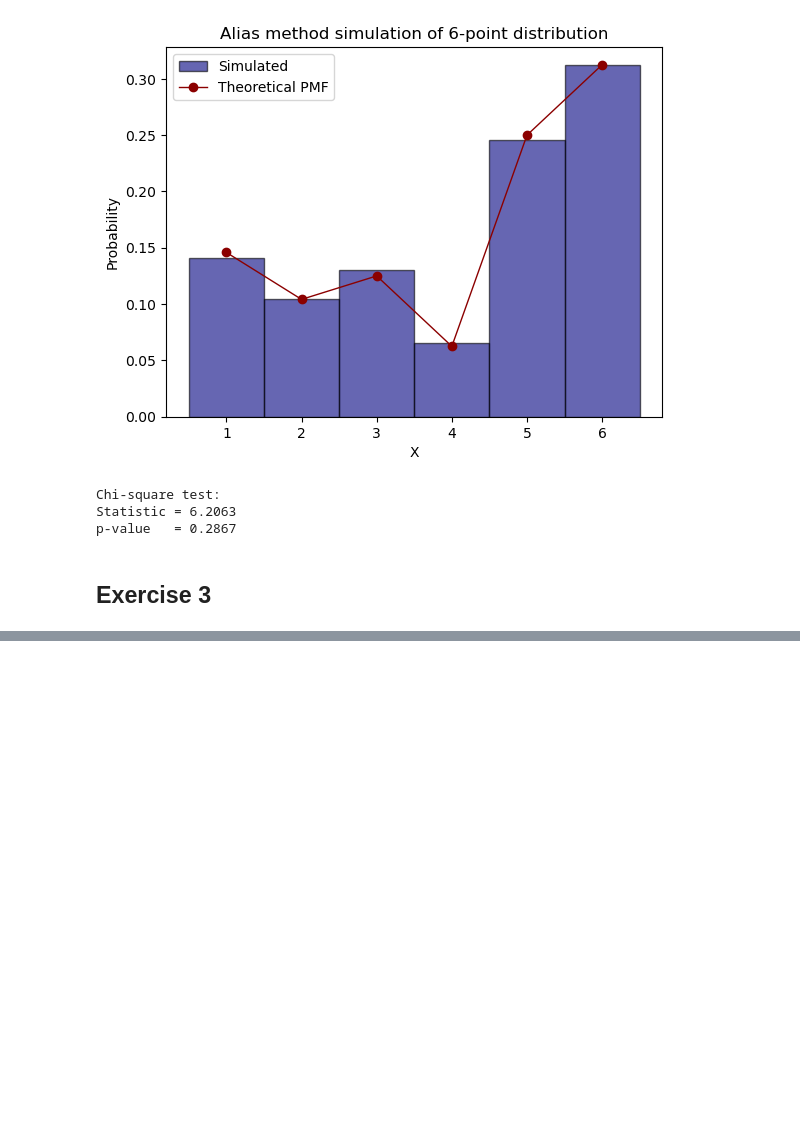
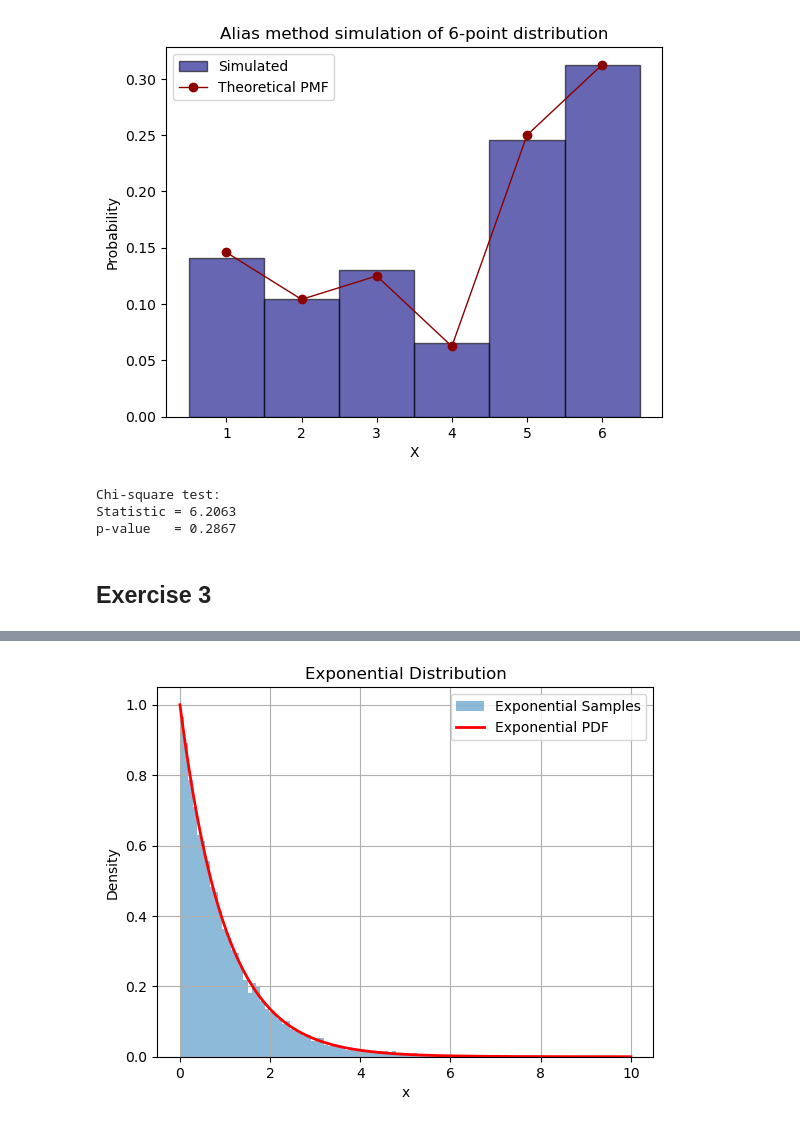
Before and after one commit to rikkeals/Stochastic_Simulation, a Jupyter notebook: Exercises.ipynb, the cells around one changed output, grey strips where cells are left out. Drawn from its saved outputs; the diff is of its cells as text; code cells hidden in the pictures; blank space fills up the shorter version.

```diff
--- a/Exercises.ipynb
+++ b/Exercises.ipynb
@@ -912,0 +923,97 @@ p-value   = 0.2867
+# %%
+##### Histogram for all distributions #####
+
+import numpy as np
+import matplotlib.pyplot as plt
+from scipy.stats import expon, norm, pareto, kstest
+
+n = 10000
+x_vals = np.linspace(0, 10, 1000)
+
+### a) Exponential Distribution ###
+lam = 1
+exp_samples = np.random.exponential(scale=1/lam, size=n)
+
+# Histogram + analytical PDF
+plt.hist(exp_samples, bins=100, density=True, alpha=0.5, label='Exponential Samples')
+plt.plot(x_vals, expon.pdf(x_vals, scale=1/lam), 'r-', lw=2, label='Exponential PDF')
+plt.title("Exponential Distribution")
+plt.xlabel("x")
+plt.ylabel("Density")
+plt.legend()
+plt.grid(True)
+plt.show()
+
+# KS test
+d_exp, p_exp = kstest(exp_samples, 'expon', args=(0, 1/lam))
+print(f"Exponential KS test: D = {d_exp:.4f}, p = {p_exp:.4f}")
+
+
+### b) Normal Distribution ###
+import numpy as np
+
+def simulate_normal_box_muller(n):
+    u1 = np.random.uniform(0, 1, n // 2)
+    u2 = np.random.uniform(0, 1, n // 2)
+
+    r = np.sqrt(-2 * np.log(u1))
+    theta = 2 * np.pi * u2
+
+    z1 = r * np.cos(theta)
+    z2 = r * np.sin(theta)
+
+    samples = np.concatenate([z1, z2])
+
+    if n % 2 == 1:
+        # Generate one more if n is odd
+        u1_extra = np.random.uniform(0, 1)
+        u2_extra = np.random.uniform(0, 1)
+        extra = np.sqrt(-2 * np.log(u1_extra)) * np.cos(2 * np.pi * u2_extra)
+        samples = np.append(samples, extra)
+
+    return samples
+
+# Simulate 10,000 standard normal samples
+norm_samples = simulate_normal_box_muller(10000)
+
+
+# Histogram + analytical PDF
+x_vals_n = np.linspace(-4, 4, 1000)
+plt.hist(norm_samples, bins=100, density=True, alpha=0.5, label='Normal Samples')
+plt.plot(x_vals_n, norm.pdf(x_vals_n, loc=0, scale=1), 'r-', lw=2, label='Normal PDF')
+plt.title("Normal Distribution")
+plt.xlabel("x")
+plt.ylabel("Density")
+plt.legend()
+plt.grid(True)
+plt.show()
+
+# KS test
+d_norm, p_norm = kstest(norm_samples, 'norm', args=(0, 1))
+print(f"Normal KS test: D = {d_norm:.4f}, p = {p_norm:.4f}")
+
+
+### c) Pareto Distribution (for multiple k values) ###
+k_values = [2.05, 2.5, 3, 4]
+beta = 1.0
+x_vals_p = np.linspace(1, 10, 1000)
+
+for k in k_values:
+    pareto_samples = beta * (np.random.uniform(0, 1, n) ** (-1 / k))
+
+    # Histogram + analytical PDF
+    plt.hist(pareto_samples, bins=100, density=True, alpha=0.5, label=f'Samples (k={k})')
+    plt.plot(x_vals_p, pareto.pdf(x_vals_p, b=k, loc=0, scale=beta), 'r-', lw=2, label=f'Pareto PDF (k={k})')
+    plt.title(f"Pareto Distribution (k={k})")
+    plt.xlabel("x")
+    plt.ylabel("Density")
+    plt.legend()
+    plt.grid(True)
+    plt.xlim(1, 10)
+    plt.show()
+
+    # KS test
+    d_pareto, p_pareto = kstest(pareto_samples, 'pareto', args=(k, 0, beta))
+    print(f"Pareto KS test (k={k}): D = {d_pareto:.4f}, p = {p_pareto:.4f}")
+# %% [output]
+[figure, added]
```
Also changed, not shown: parts of 10 cells of this notebook.
